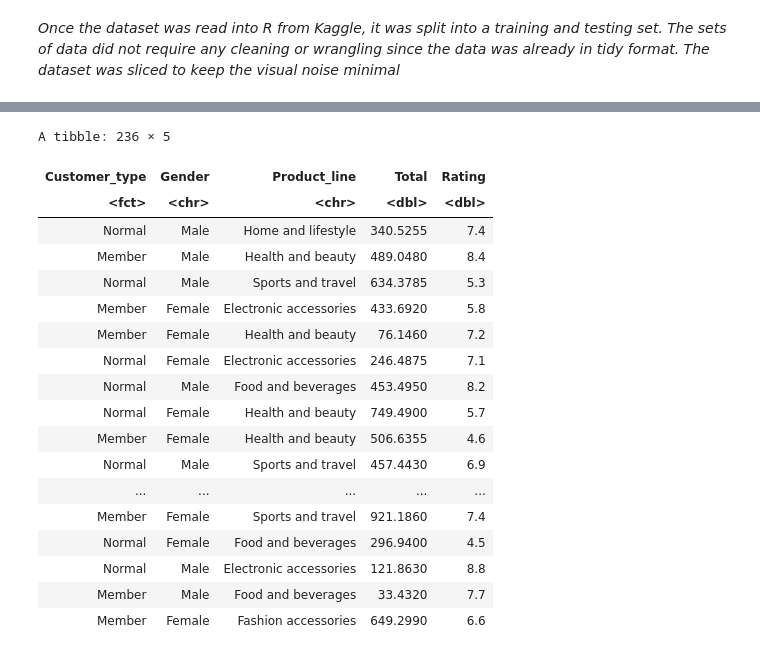
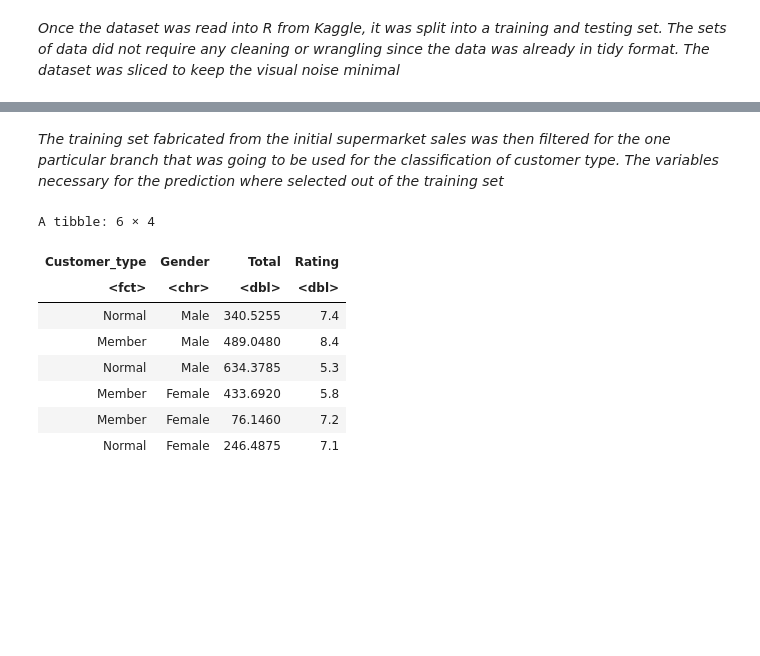
Before and after one commit to rajdhillon27/DSCI-classification-, a Jupyter notebook: DSCI trial.ipynb, the cells around one changed output, grey strips where cells are left out. Cells and saved outputs as stored; diff of their text form; code cells hidden in the pictures; blank space fills up the shorter version.

```diff
--- a/DSCI trial.ipynb
+++ b/DSCI trial.ipynb
@@ -91,28 +73,22 @@ A tibble: 5 × 17
 | 123-19-1176 | A | Yangon | Member | Male | Health and beauty | 58.22 | 8 | 23.2880 | 489.0480 | ... |
 | 373-73-7910 | A | Yangon | Normal | Male | Sports and travel | 86.31 | 7 | 30.2085 | 634.3785 | ... |
 | 699-14-3026 | C | Naypyitaw | Normal | Male | Electronic accessories | 85.39 | 7 | 29.8865 | 627.6165 | ... |
+# %% [markdown]
+*The training set fabricated from the initial supermarket sales was then filtered for the one particular branch that was going to be used for the classification of customer type. The variables necessary for the prediction where selected out of the training set*
 # %%
-supermarket_data <- supermarket_train%>%
+supermarket_data_train <- supermarket_train%>%
     filter(Branch == 'A')%>%
-    select(Customer_type, Gender, Product_line, Total, Rating)
-supermarket_data
+    select(Customer_type, Gender, Total, Rating)
+
+supermarket_data_train %>%
+    head()
 # %% [output]
-A tibble: 236 × 5
+A tibble: 6 × 4
-| Customer_type | Gender | Product_line | Total | Rating |
-| <fct> | <chr> | <chr> | <dbl> | <dbl> |
-| Normal | Male | Home and lifestyle | 340.5255 | 7.4 |
-| Member | Male | Health and beauty | 489.0480 | 8.4 |
-| Normal | Male | Sports and travel | 634.3785 | 5.3 |
-| Member | Female | Electronic accessories | 433.6920 | 5.8 |
-| Member | Female | Health and beauty | 76.1460 | 7.2 |
-| Normal | Female | Electronic accessories | 246.4875 | 7.1 |
-| Normal | Male | Food and beverages | 453.4950 | 8.2 |
-| Normal | Female | Health and beauty | 749.4900 | 5.7 |
-| Member | Female | Health and beauty | 506.6355 | 4.6 |
-| Normal | Male | Sports and travel | 457.4430 | 6.9 |
-| ... | ... | ... | ... | ... |
-| Member | Female | Sports and travel | 921.1860 | 7.4 |
-| Normal | Female | Food and beverages | 296.9400 | 4.5 |
-| Normal | Male | Electronic accessories | 121.8630 | 8.8 |
-| Member | Male | Food and beverages | 33.4320 | 7.7 |
-| Member | Female | Fashion accessories | 649.2990 | 6.6 |
+| Customer_type | Gender | Total | Rating |
+| <fct> | <chr> | <dbl> | <dbl> |
+| Normal | Male | 340.5255 | 7.4 |
+| Member | Male | 489.0480 | 8.4 |
+| Normal | Male | 634.3785 | 5.3 |
+| Member | Female | 433.6920 | 5.8 |
+| Member | Female | 76.1460 | 7.2 |
+| Normal | Female | 246.4875 | 7.1 |
```
Also changed, not shown: parts of 4 cells of this notebook.
